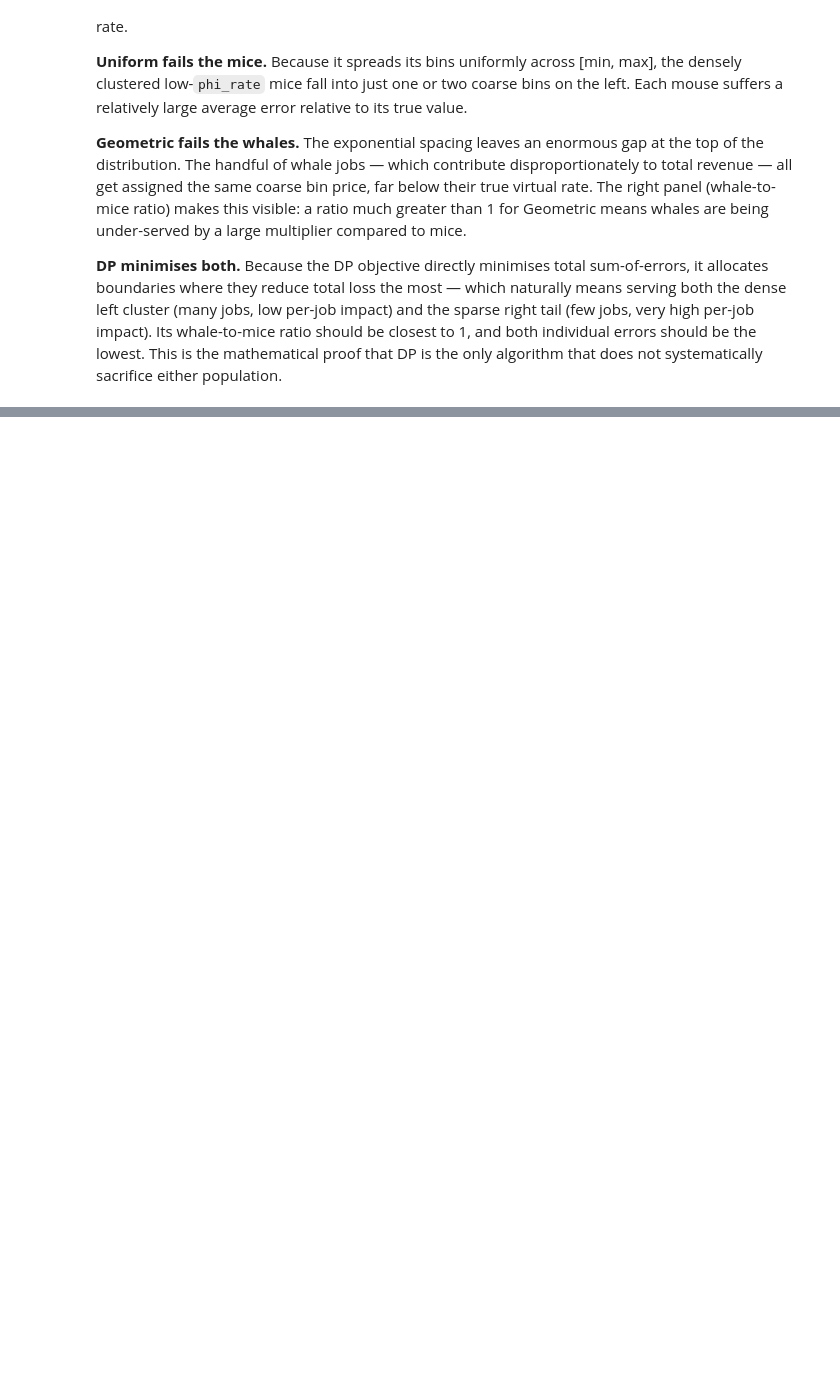
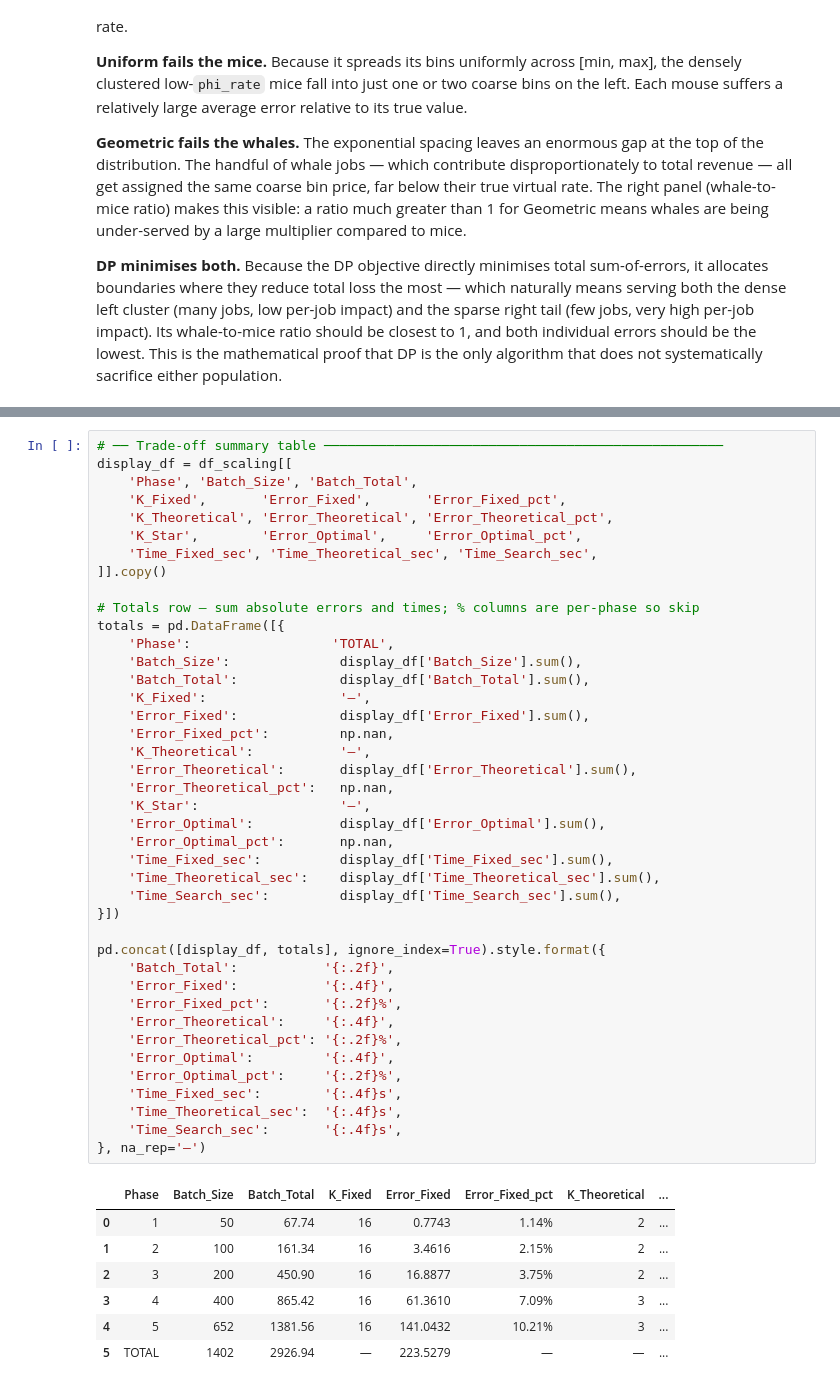
Before and after one commit to dangolofrancesco/cloud_pricing_sim, a Jupyter notebook: notebooks/02_static_discretization_analysis.ipynb, the cells around one changed output, grey strips where cells are left out. Drawn from its saved outputs; the diff is of its cells as text; blank space fills up the shorter version.

```diff
--- a/notebooks/02_static_discretization_analysis.ipynb
+++ b/notebooks/02_static_discretization_analysis.ipynb
@@ -629,0 +732,49 @@ Whales (top 5%,   v_rate >  21.0778): 71 jobs
+# %%
+# ── Trade-off summary table ───────────────────────────────────────────────────
+display_df = df_scaling[[
+    'Phase', 'Batch_Size', 'Batch_Total',
+    'K_Fixed',       'Error_Fixed',       'Error_Fixed_pct',
+    'K_Theoretical', 'Error_Theoretical', 'Error_Theoretical_pct',
+    'K_Star',        'Error_Optimal',     'Error_Optimal_pct',
+    'Time_Fixed_sec', 'Time_Theoretical_sec', 'Time_Search_sec',
+]].copy()
+
+# Totals row — sum absolute errors and times; % columns are per-phase so skip
+totals = pd.DataFrame([{
+    'Phase':                  'TOTAL',
+    'Batch_Size':              display_df['Batch_Size'].sum(),
+    'Batch_Total':             display_df['Batch_Total'].sum(),
+    'K_Fixed':                 '—',
+    'Error_Fixed':             display_df['Error_Fixed'].sum(),
+    'Error_Fixed_pct':         np.nan,
+    'K_Theoretical':           '—',
+    'Error_Theoretical':       display_df['Error_Theoretical'].sum(),
+    'Error_Theoretical_pct':   np.nan,
+    'K_Star':                  '—',
+    'Error_Optimal':           display_df['Error_Optimal'].sum(),
+    'Error_Optimal_pct':       np.nan,
+    'Time_Fixed_sec':          display_df['Time_Fixed_sec'].sum(),
+    'Time_Theoretical_sec':    display_df['Time_Theoretical_sec'].sum(),
+    'Time_Search_sec':         display_df['Time_Search_sec'].sum(),
+}])
+
+pd.concat([display_df, totals], ignore_index=True).style.format({
+    'Batch_Total':           '{:.2f}',
+    'Error_Fixed':           '{:.4f}',
+    'Error_Fixed_pct':       '{:.2f}%',
+    'Error_Theoretical':     '{:.4f}',
+    'Error_Theoretical_pct': '{:.2f}%',
+    'Error_Optimal':         '{:.4f}',
+    'Error_Optimal_pct':     '{:.2f}%',
+    'Time_Fixed_sec':        '{:.4f}s',
+    'Time_Theoretical_sec':  '{:.4f}s',
+    'Time_Search_sec':       '{:.4f}s',
+}, na_rep='—')
+# %% [output]
+|  | Phase | Batch_Size | Batch_Total | K_Fixed | Error_Fixed | Error_Fixed_pct | K_Theoretical | ... |
+| 0 | 1 | 50 | 67.74 | 16 | 0.7743 | 1.14% | 2 | ... |
+| 1 | 2 | 100 | 161.34 | 16 | 3.4616 | 2.15% | 2 | ... |
+| 2 | 3 | 200 | 450.90 | 16 | 16.8877 | 3.75% | 2 | ... |
+| 3 | 4 | 400 | 865.42 | 16 | 61.3610 | 7.09% | 3 | ... |
+| 4 | 5 | 652 | 1381.56 | 16 | 141.0432 | 10.21% | 3 | ... |
+| 5 | TOTAL | 1402 | 2926.94 | — | 223.5279 | — | — | ... |
```
Also changed, not shown: parts of 7 cells of this notebook, 5 other files.
